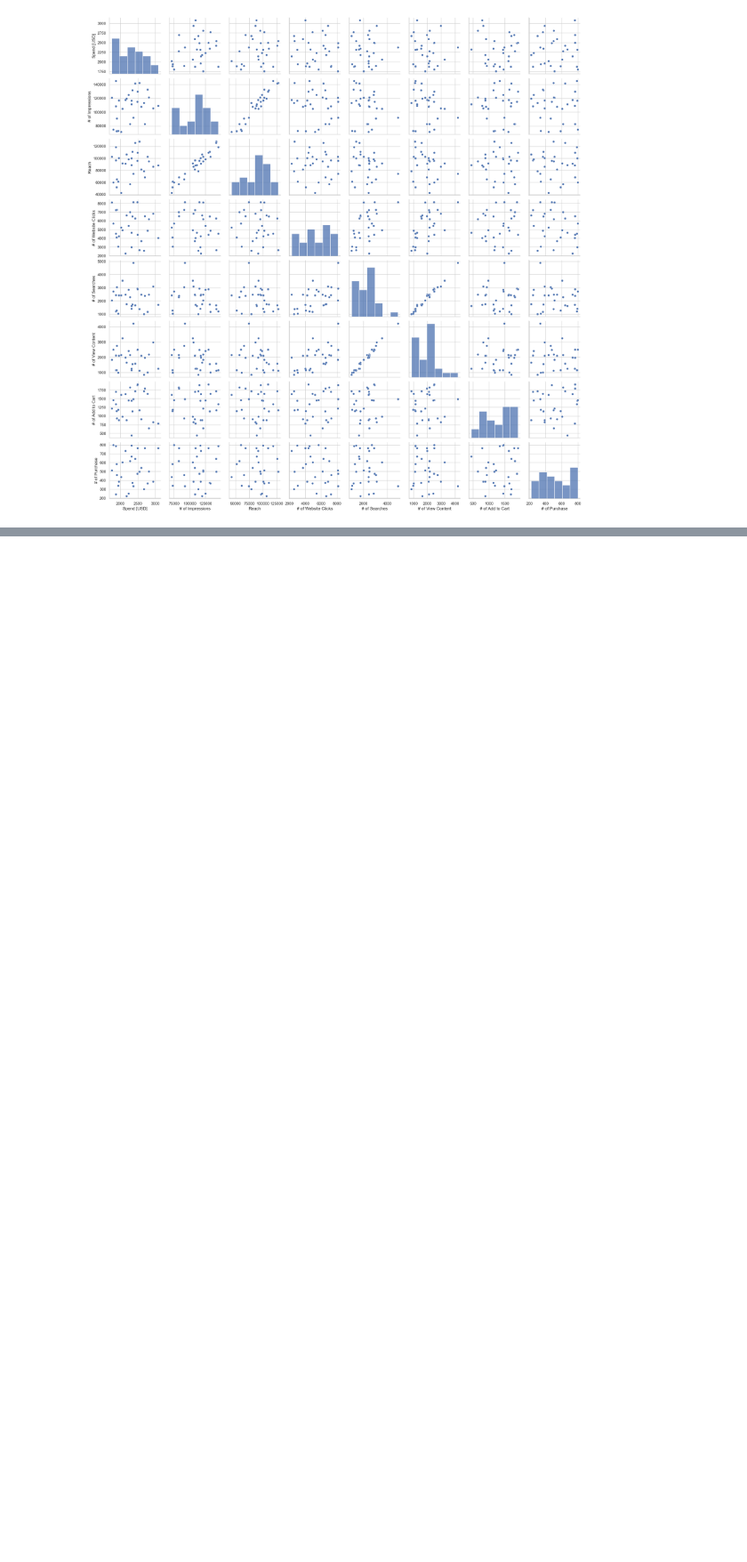
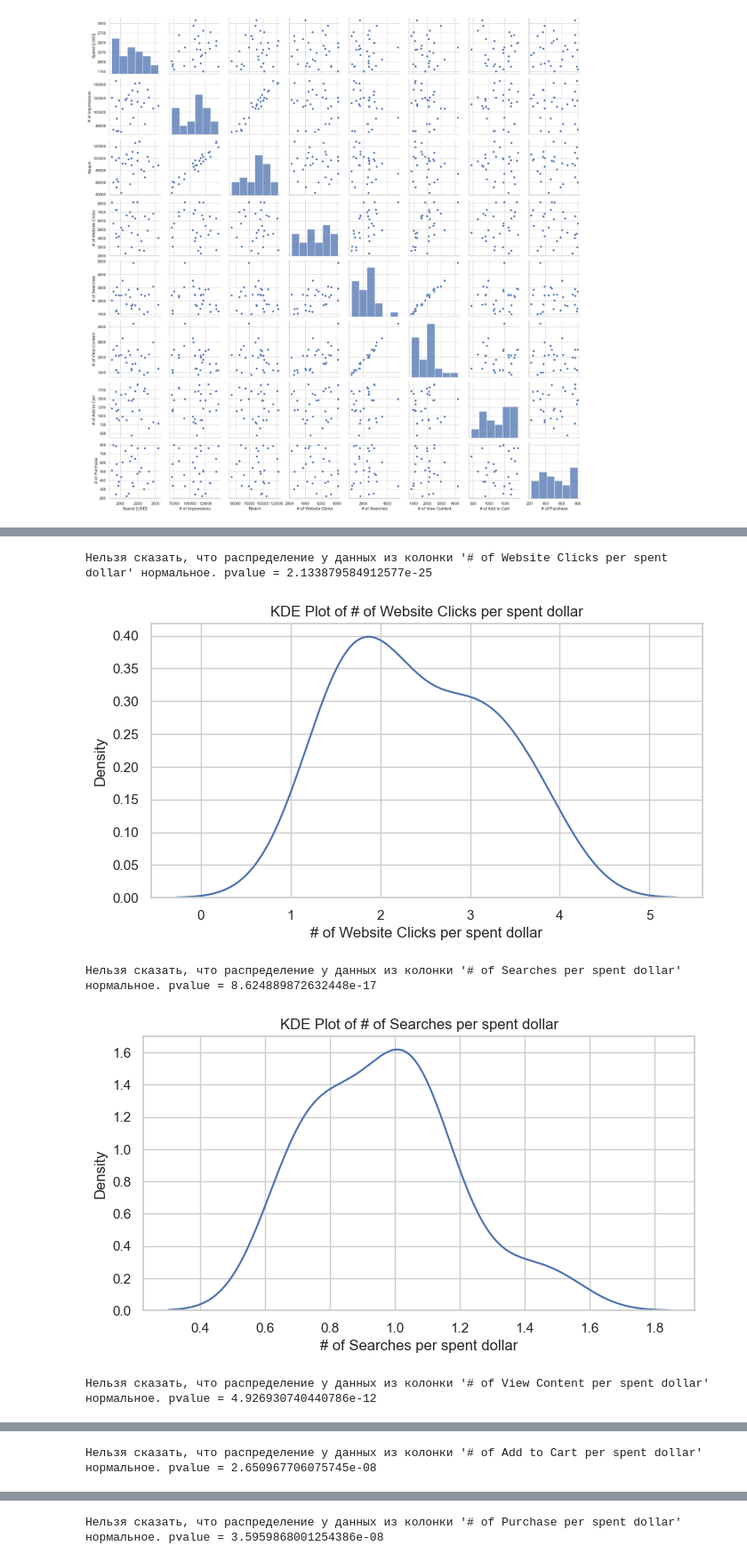
Before and after one commit to maxlyara1/ab-test-hackathon, a Jupyter notebook: ab.ipynb, the cells around one changed output, grey strips where cells are left out. Shown at 89% size. Drawn from its saved outputs; the diff is of its cells as text; code cells hidden in the pictures; blank space fills up the shorter version.

```diff
--- a/ab.ipynb
+++ b/ab.ipynb
@@ -217,0 +247,8 @@ plt.show()
+# %%
+kde_and_ktest(agg_test_df)
+# %% [output]
+Нельзя сказать, что распределение у данных из колонки '# of Website Clicks per spent dollar' нормальное. pvalue = 2.133879584912577e-25
+[figure, added]
+Нельзя сказать, что распределение у данных из колонки '# of Searches per spent dollar' нормальное. pvalue = 8.624889872632448e-17
+[figure, added]
+Нельзя сказать, что распределение у данных из колонки '# of View Content per spent dollar' нормальное. pvalue = 4.926930740440786e-12
@@ -217,0 +256 @@ plt.show()
+Нельзя сказать, что распределение у данных из колонки '# of Add to Cart per spent dollar' нормальное. pvalue = 2.650967706075745e-08
@@ -217,0 +258 @@ plt.show()
+Нельзя сказать, что распределение у данных из колонки '# of Purchase per spent dollar' нормальное. pvalue = 3.5959868001254386e-08
```
Also changed, not shown: parts of 17 cells of this notebook, 1 other file.
